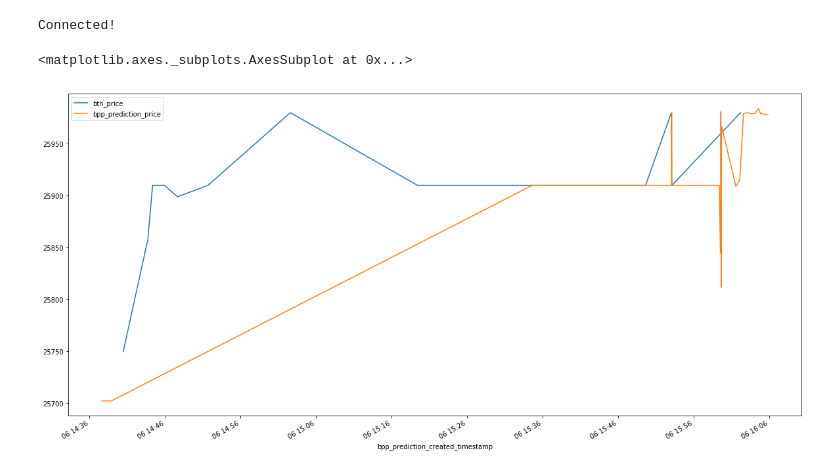
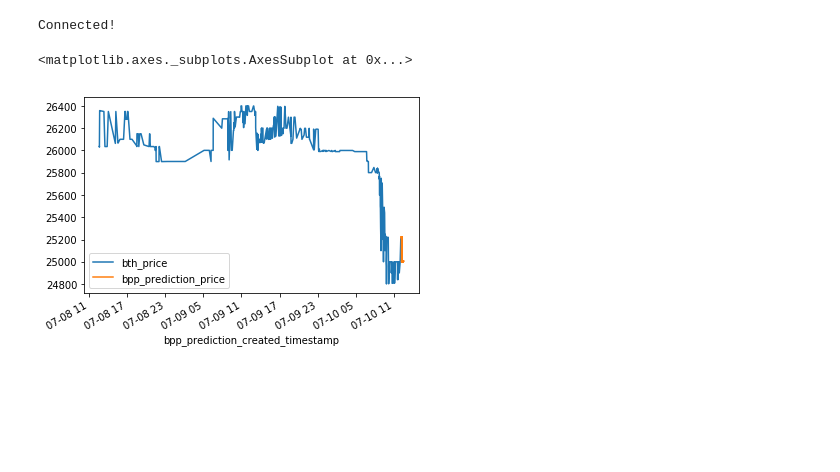
Before and after one commit to fabio-stein/GBot, a Jupyter notebook: notebook/analyser.ipynb, the cells around one changed output. Cells and saved outputs as stored; diff of their text form; code cells hidden in the pictures; blank space fills up the shorter version.

```diff
--- a/notebook/analyser.ipynb
+++ b/notebook/analyser.ipynb
@@ -12,12 +26,12 @@ if not conn.closed:
 # %% [output]
 Connected!
 # %%
-data = pd.read_sql_query("SELECT * FROM braziliex_trade_history WHERE bth_timestamp >= (now() - interval '1 HOUR') AND bth_market = 'btc_brl'", conn)
+trade_history = pd.read_sql_query("SELECT * FROM braziliex_trade_history WHERE bth_timestamp >= (now() - interval '48 HOUR') AND bth_market = 'btc_brl'", conn)
 #data.plot(x="bth_timestamp", y="bth_price")
-preddata = pd.read_sql_query("SELECT * FROM braziliex_price_prediction", conn);
+price_prediction = pd.read_sql_query("SELECT * FROM braziliex_price_prediction WHERE bpp_prediction_for_timestamp >= (now() - interval '6 HOUR')", conn);
 
-ax = data.plot(x="bth_timestamp", y="bth_price")
-preddata.plot(ax=ax, x="bpp_prediction_created_timestamp",y="bpp_prediction_price")
+ax = trade_history.plot(x="bth_timestamp", y="bth_price")
+price_prediction.plot(ax=ax, x="bpp_prediction_created_timestamp",y="bpp_prediction_price")
 # %% [output]
 <matplotlib.axes._subplots.AxesSubplot at 0x...>
-[figure, old version]
+[figure, new version]
```
Also changed, not shown: parts of 8 cells of this notebook.
